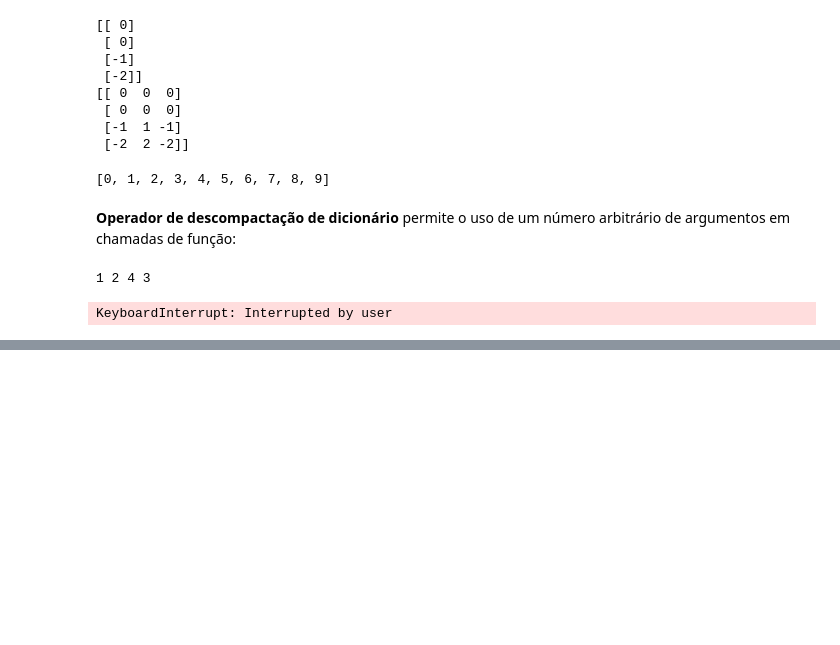
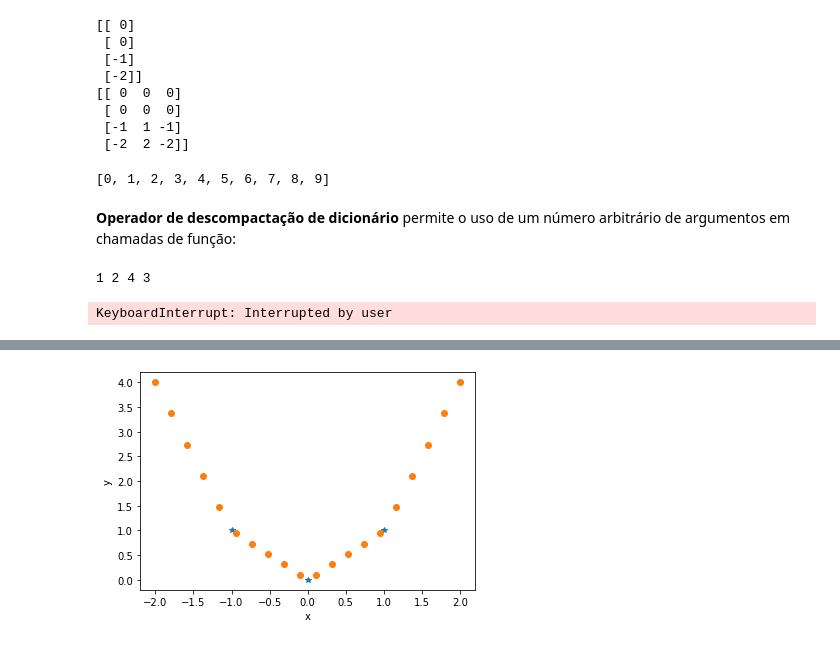
Before and after one commit to kaw19/python, a Jupyter notebook: notebooks/2_Packages/1.Numpy.ipynb, the cells around one changed output, grey strips where cells are left out. Drawn from its saved outputs; the diff is of its cells as text; code cells hidden in the pictures; blank space fills up the shorter version.

```diff
--- a/notebooks/2_Packages/1.Numpy.ipynb
+++ b/notebooks/2_Packages/1.Numpy.ipynb
@@ -1073,0 +1079,8 @@ KeyboardInterrupt: Interrupted by user
+# %%
+import numpy as np
+
+pontos  = [-2, -1, 0, 1, 2]     # abscissas originais
+valores = [4, 1, 0, 1, 4]       # ordenadas originais
+
+x = np.linspace(-2, 2, num=20)
+y = np.interp(x, pontos, valores)
@@ -1073,0 +1094,8 @@ KeyboardInterrupt: Interrupted by user
+# %%
+import matplotlib.pyplot as plt
+
+plt.plot(pontos, valores, '*')
+plt.plot(x, y, 'o', alpha=0.5)
+plt.xlabel("x"); plt.ylabel("y");
+# %% [output]
+[figure, added]
```
Also changed, not shown: parts of 2 cells of this notebook.
